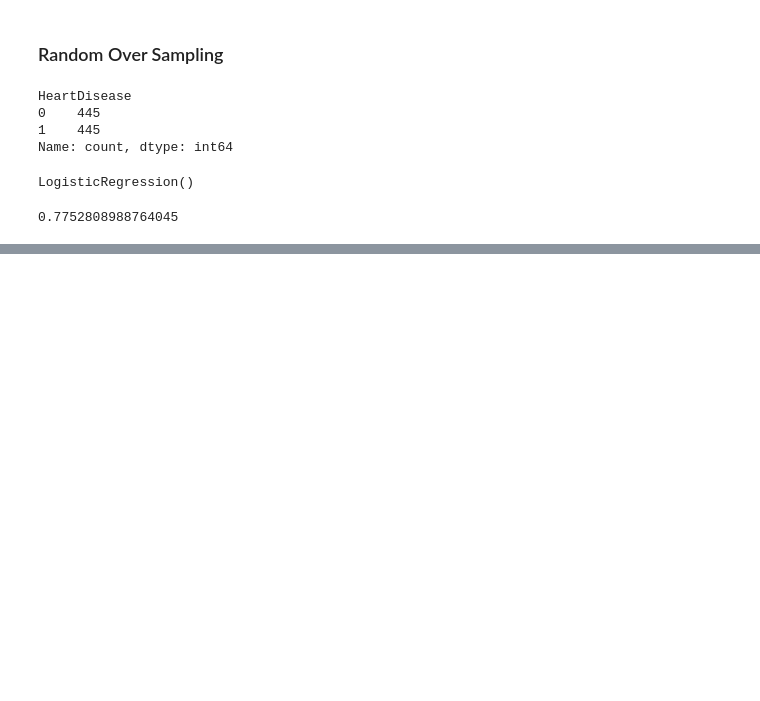
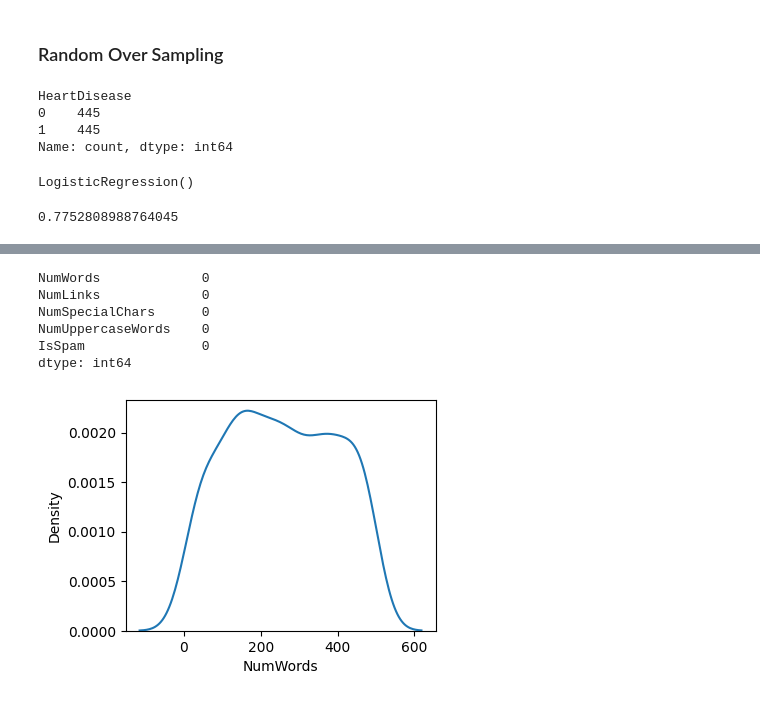
Before and after one commit to Haroon1056/Machine-Learning-Notes, a Jupyter notebook: machine learning.ipynb, the cells around one changed output, grey strips where cells are left out. Saved outputs shown, nothing was run; the diff lists cells and outputs as text; code cells hidden in the pictures; blank space fills up the shorter version.

```diff
--- a/machine learning.ipynb
+++ b/machine learning.ipynb
@@ -998,0 +1003,2 @@ lr1.score(x2_test,y2_test)
+# %%
+nb_dataset = pd.read_csv('naive_bayes_email_spam_dataset.csv')
@@ -998,0 +1014,15 @@ lr1.score(x2_test,y2_test)
+# %%
+nb_dataset.isnull().sum()
+# %% [output]
+NumWords             0
+NumLinks             0
+NumSpecialChars      0
+NumUppercaseWords    0
+IsSpam               0
+dtype: int64
+# %%
+plt.figure(figsize=(4,3))
+sns.kdeplot(data=nb_dataset["NumWords"])
+plt.show()
+# %% [output]
+[figure, added]
```
Also changed, not shown: parts of 17 cells of this notebook, 2 other files.
